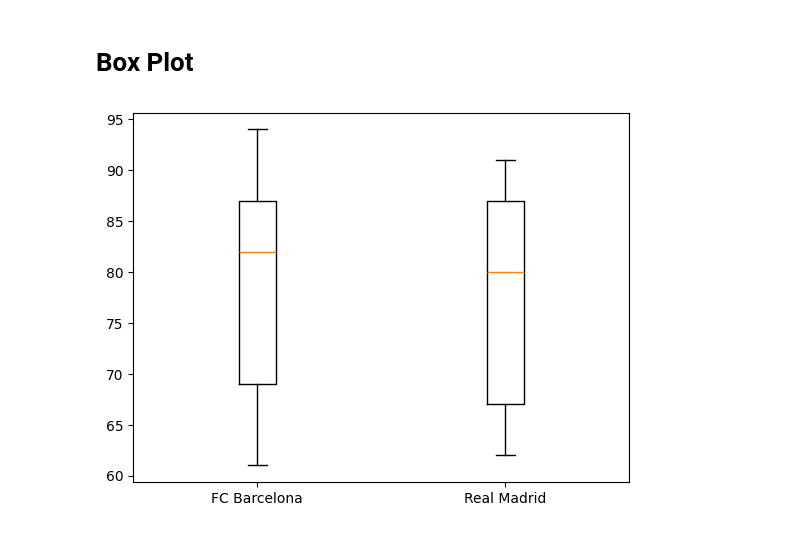
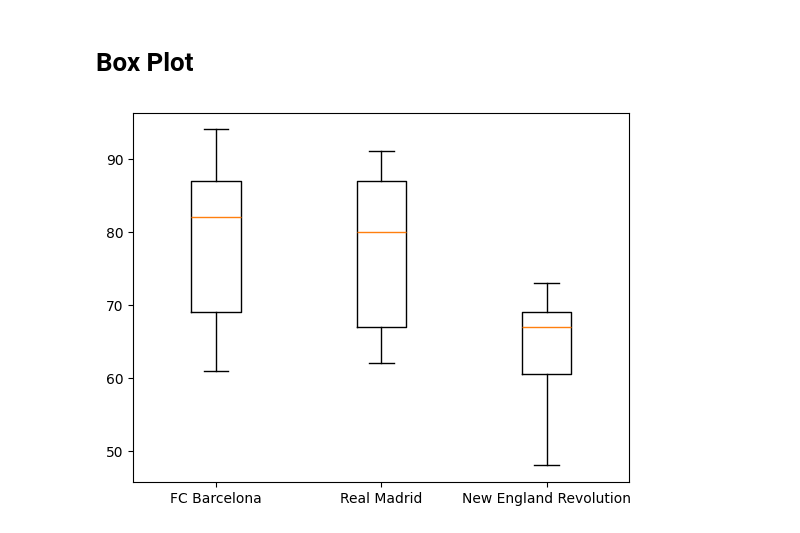
Before and after one commit to BalaSaiKoundinya5/Python-MatplotLib-Library-Practice, a Jupyter notebook: Python MatplotLib Library.ipynb, the cells around one changed output. Cells and saved outputs as stored; diff of their text form; code cells hidden in the pictures.

```diff
--- a/Python MatplotLib Library.ipynb
+++ b/Python MatplotLib Library.ipynb
@@ -169,11 +169,11 @@ plt.show()
 # %%
 plt.style.use('default')
 barcelona = fifa.loc[fifa.Club == 'FC Barcelona']['Overall']
 madrid = fifa.loc[fifa.Club == 'Real Madrid']['Overall']
-NewEngl
+England = fifa.loc[fifa.Club == 'New England Revolution']['Overall']
 
-labels = ['FC Barcelona','Real Madrid']
-plt.boxplot([barcelona,madrid],labels=labels)
+labels = ['FC Barcelona','Real Madrid','New England Revolution']
+plt.boxplot([barcelona,madrid,England],labels=labels)
 plt.show()
 # %% [output]
-[figure, old version]
+[figure, new version]
```
